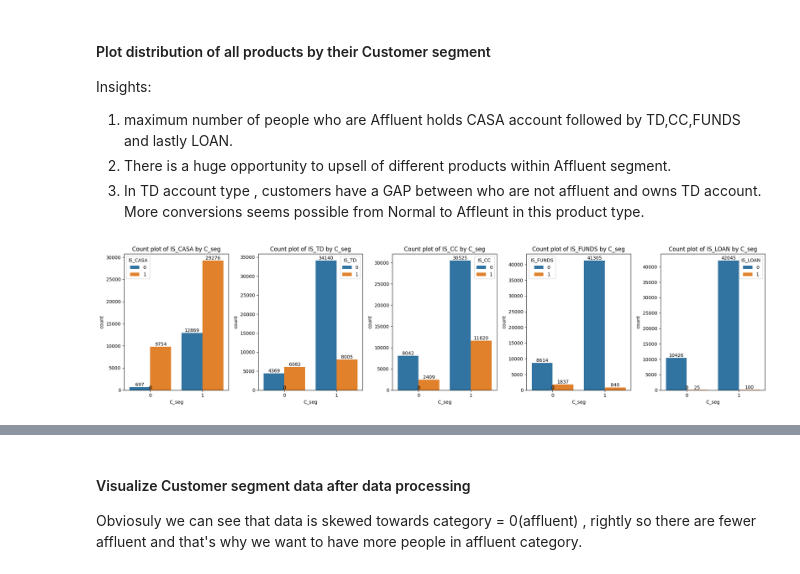
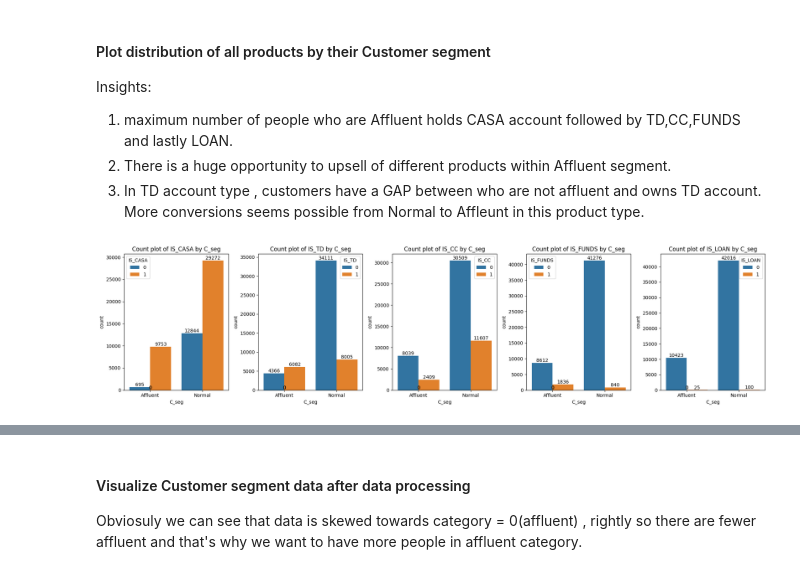
Before and after one commit to naitikshukla/maybank_assessment, a Jupyter notebook: maybank_eda.ipynb, the cells around one changed output, grey strips where cells are left out. Cells and saved outputs as stored; diff of their text form; code cells hidden in the pictures.

```diff
--- a/maybank_eda.ipynb
+++ b/maybank_eda.ipynb
@@ -339,5 +355,8 @@ df = df.drop(df[df['DRvCR'] > top1_percentile_DRvCR].sort_values('DRvCR', ascend
 top5_Asset_value = df[df['Asset value'] > top1_percentile_Asset_value].sort_values('Asset value', ascending=False).head(5)
 df = df.drop(top5_Asset_value.index)
 
+# remove where AssetvCValue is infinite
+df = df.drop(df[df['AssetvCValue'] == np.inf].index)
+df = df.drop(7219)
 df.shape[0]
 # %% [output]
@@ -416,22 +449,23 @@ Insights:
 # %%
 columns = [ 'IS_CASA', 'IS_TD', 'IS_CC', 'IS_FUNDS', 'IS_LOAN']
 
 # Check if the columns exist in the dataframe
 missing_columns = [col for col in columns if col not in df.columns]
 if missing_columns:
     raise ValueError(f"The following columns are missing in the dataframe: {', '.join(missing_columns)}")
 
 # show count graph for each column
 fig, axes = plt.subplots(nrows=1, ncols=5, figsize=(20, 5))
 for i, col in enumerate(columns):
     sns.countplot(x='C_seg', hue=col, data=df, ax=axes[i])
     # provide title for each plot
     axes[i].set_title(f"Count plot of {col} by C_seg")
     # display count on each bar
     for p in axes[i].patches:
         axes[i].annotate(f"{int(p.get_height())}", (p.get_x() + p.get_width() / 2., p.get_height()), ha='center', va='center', xytext=(0, 5), textcoords='offset points')
+    axes[i].set_xticklabels(['Affluent', 'Normal'])
 
 plt.tight_layout()
 plt.show()
 # %% [output]
-[figure, old version]
+[figure, new version]
```
Also changed, not shown: parts of 33 cells of this notebook, 4 other files.
